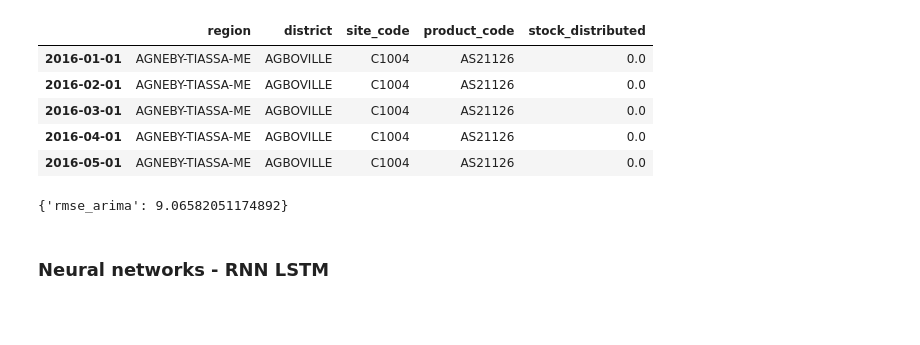
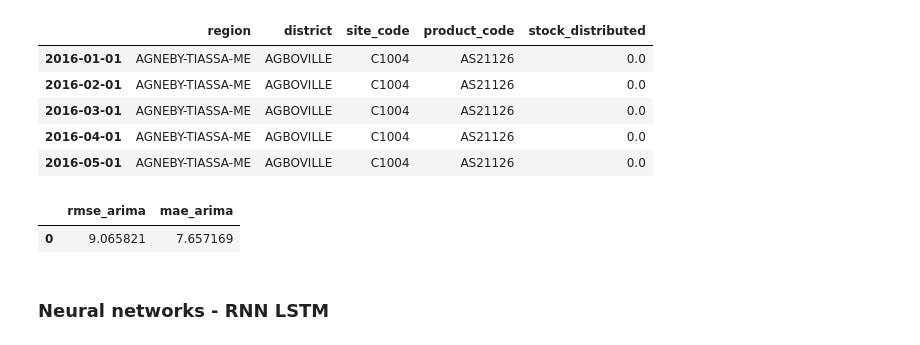
Before and after one commit to brcorrea/contracep_forecasting, a Jupyter notebook: notebooks/contraceptive_forecasting.ipynb, the cells around one changed output. Drawn from its saved outputs; the diff is of its cells as text; code cells hidden in the pictures; blank space fills up the shorter version.

```diff
--- a/notebooks/contraceptive_forecasting.ipynb
+++ b/notebooks/contraceptive_forecasting.ipynb
@@ -393,15 +393,16 @@ stock_df_sel_comp.head()
 # %%
 # Define function to run ARIMA with auto_arima for order selection:
 
-def run_auto_arima(input_df, target_feat, train_start, train_end, pred_months):
+def get_auto_arima_pred(input_df, target_feat, train_start, train_end, pred_months):
 
     # Create a placeholder to save prediction losses:
-    error = []
+    rmse_loss = [] # Root Mean Square Error
+    mae_loss = [] # Mean Absolute Error
 
     # Loop over data frame to get predictions for each individual time series:
     for site, product in input_df.groupby(['site_code','product_code']).indices:
 
-        # Create a dataframe for each combination of site_code + product code:
+        # Create a data frame for each combination of site_code + product code:
         single_ts = input_df[(input_df['site_code'] == site) & (input_df['product_code'] == product)]
 
         # Set index to monthly data:
@@ -439,11 +440,17 @@ def run_auto_arima(input_df, target_feat, train_start, train_end, pred_months):
         #plt.ylabel('stock_distributed')
         #plt.title(site + '_' + product + ': stock distributed across time')
         #plt.legend(['Train', 'Test', 'Prediction'])
-        #plt.savefig('/plots/plot_'+ site + '_' + product + '.pdf')
+        #plt.savefig('/plots/plot_arima'+ site + '_' + product + '.pdf')
 
-        # Compare predictions with test, compute RMSE and append to losses:
-        error.append(rmse(test, prediction))
+        # Compare predictions with test, compute RMSE / MAE and append them to losses:
+        rmse_loss.append(rmse(test, prediction))
+        mae_loss.append(meanabs(test, prediction))
 
-    # Return average RMSE for all models predictions:
-    return np.mean(error)
+    # Build data frame of losses:
+    df_loss = pd.DataFrame()
+    df_loss['rmse'] = rmse_loss
+    df_loss['mae'] = mae_loss
+
+    # Return RMSE and MAE for all model predictions:
+    return df_loss
 # %%
@@ -456,9 +463,12 @@ avg_rmse_arima = run_auto_arima(input_df = stock_df_sel_comp,
 # %%
 # Create a dictionary to store losses:
-loss_dict = {'rmse_arima': avg_rmse_arima}
-loss_dict
+loss_dict = {'rmse_arima': np.mean(out_loss_arima['rmse']),
+             'mae_arima': np.mean(out_loss_arima['mae'])}
+
+pd.DataFrame(loss_dict, index=[0])
 # %% [output]
-{'rmse_arima': 9.06582051174892}
+|  | rmse_arima | mae_arima |
+| 0 | 9.065821 | 7.657169 |
 # %% [markdown]
 ### Neural networks - RNN LSTM
 # %%
```
Also changed, not shown: parts of 36 cells of this notebook.
